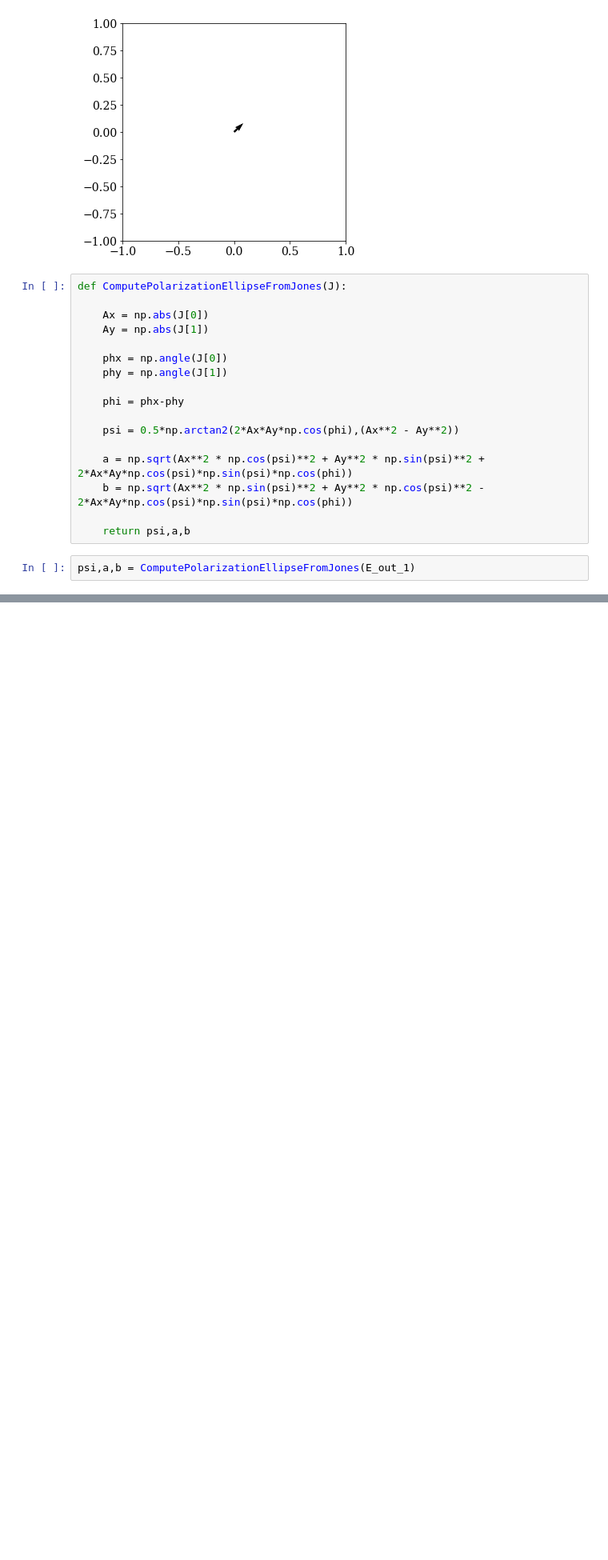
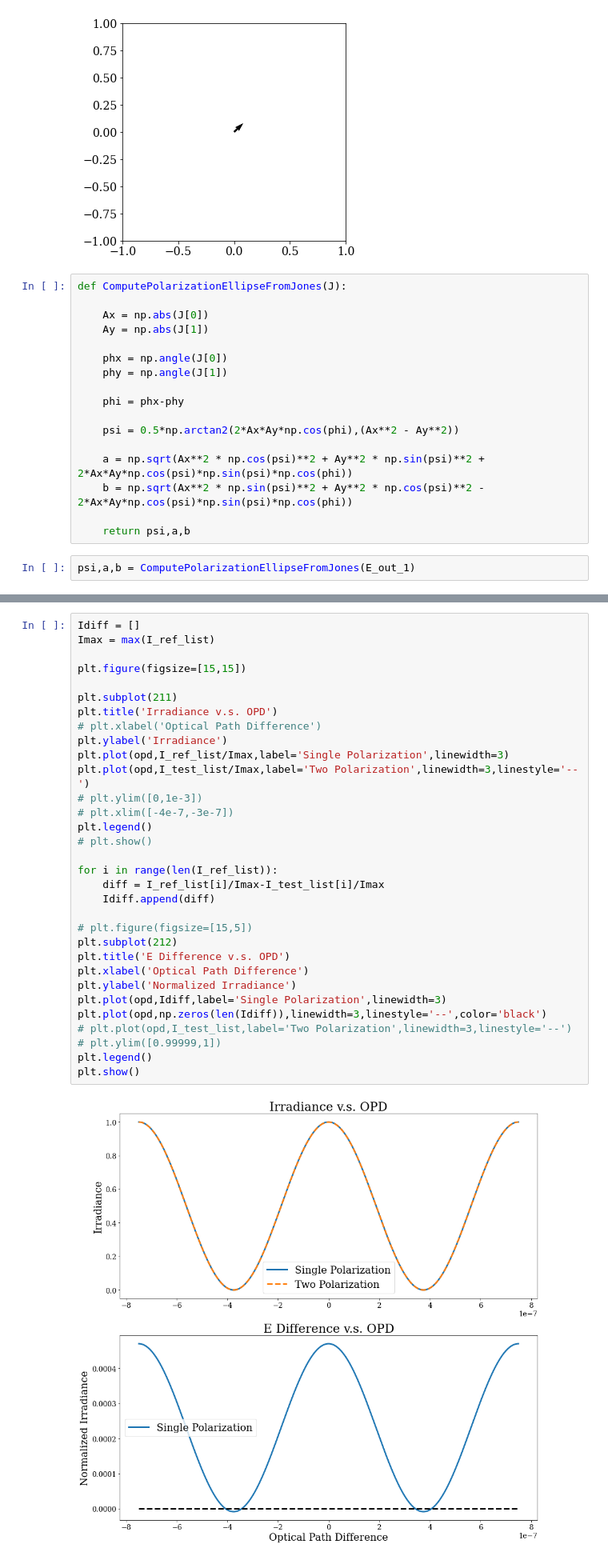
Before and after one commit to Jashcraf/poke, a Jupyter notebook: ydpi_tests.ipynb, the cells around one changed output, grey strips where cells are left out. Shown at 80% size. Saved outputs shown, nothing was run; the diff lists cells and outputs as text; blank space fills up the shorter version.

```diff
--- a/ydpi_tests.ipynb
+++ b/ydpi_tests.ipynb
@@ -188,0 +271,34 @@ Fringe Visibility =  0.9995870526453807
+# %%
+Idiff = []
+Imax = max(I_ref_list)
+
+plt.figure(figsize=[15,15])
+
+plt.subplot(211)
+plt.title('Irradiance v.s. OPD')
+# plt.xlabel('Optical Path Difference')
+plt.ylabel('Irradiance')
+plt.plot(opd,I_ref_list/Imax,label='Single Polarization',linewidth=3)
+plt.plot(opd,I_test_list/Imax,label='Two Polarization',linewidth=3,linestyle='--')
+# plt.ylim([0,1e-3])
+# plt.xlim([-4e-7,-3e-7])
+plt.legend()
+# plt.show()
+
+for i in range(len(I_ref_list)):
+    diff = I_ref_list[i]/Imax-I_test_list[i]/Imax
+    Idiff.append(diff)
+
+# plt.figure(figsize=[15,5])
+plt.subplot(212)
+plt.title('E Difference v.s. OPD')
+plt.xlabel('Optical Path Difference')
+plt.ylabel('Normalized Irradiance')
+plt.plot(opd,Idiff,label='Single Polarization',linewidth=3)
+plt.plot(opd,np.zeros(len(Idiff)),linewidth=3,linestyle='--',color='black')
+# plt.plot(opd,I_test_list,label='Two Polarization',linewidth=3,linestyle='--')
+# plt.ylim([0.99999,1])
+plt.legend()
+plt.show()
+# %% [output]
+[figure, added]
```
Also changed, not shown: parts of 6 cells of this notebook, 3 other files.
